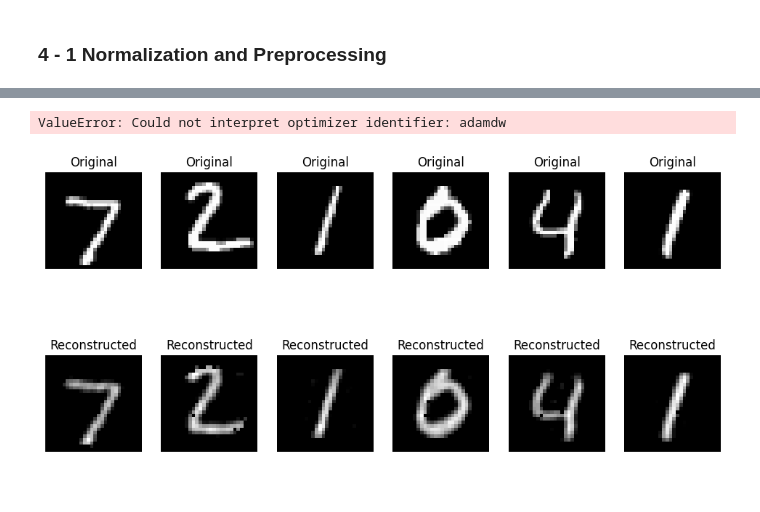
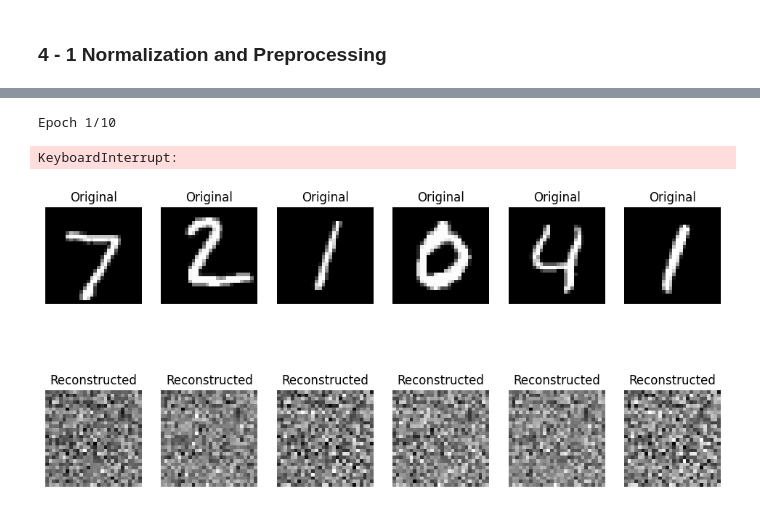
Before and after one commit to KzrLancelotV2/Deep-Learning-and-Neural-Networks, a Jupyter notebook: 4.ipynb, the cells around one changed output, grey strips where cells are left out. Drawn from its saved outputs; the diff is of its cells as text; code cells hidden in the pictures.

```diff
--- a/4.ipynb
+++ b/4.ipynb
@@ -62,13 +59,13 @@ class Auto_Encoder:
         self.encoder.add(layers.Input(shape=(28, 28, 1)))
         self.encoder.add(layers.Flatten())
 
-        for i in range(encoder_layers - 1):
+        for i in range(encoder_layers):
             self.encoder.add(layers.Dense(latent_dimensions * 2, activation='relu'))
         self.encoder.add(layers.Dense(latent_dimensions, activation='relu'))  # latent layer
 
         # Build decoder
         self.decoder = tf.keras.Sequential()
-        for i in range(decoder_layers - 1):
+        for i in range(decoder_layers):
             self.decoder.add(layers.Dense(latent_dimensions * 2, activation='relu'))
         self.decoder.add(layers.Dense(28 * 28, activation='sigmoid'))
         self.decoder.add(layers.Reshape((28, 28, 1)))
@@ -77,3 +74,6 @@ class Auto_Encoder:
         encoded = self.encoder(x)
         decoded = self.decoder(encoded)
         return decoded
+
+    def train(X_train, y_train, n_epochs, batch_size, optmizer, loss_fn):
+        pass
@@ -99,32 +80,63 @@ class SimpleAutoencoder(Model):
-# %%
-latent_dimensions = 64
-autoencoder = SimpleAutoencoder(latent_dimensions)
-autoencoder.compile(optimizer='adamw', loss=losses.MeanSquaredError())
-
-autoencoder.fit(x_train, x_train,
-                epochs=10,
-                batch_size=256,
-                shuffle=True,
-                validation_data=(x_test, x_test))
-# %% [output]
-ValueError: Could not interpret optimizer identifier: adamdw
+# %%
+import tensorflow as tf
+from tensorflow.keras import layers, losses, optimizers, datasets
+
+
+# Create AutoEncoder instance
+autoencoder = Auto_Encoder(encoder_layers=1, decoder_layers=1, latent_dimensions=64)
+
+# Define loss and optimizer
+loss_fn = losses.MeanSquaredError()
+optimizer = optimizers.AdamW(learning_rate=0.001)
+
+# Training parameters
+batch_size = 64
+epochs = 10
+
+train_dataset = tf.data.Dataset.from_tensor_slices(x_train).shuffle(1024).batch(batch_size)
+test_dataset = tf.data.Dataset.from_tensor_slices(x_test).batch(batch_size)
+
+# --- Training Loop ---
+for epoch in range(epochs):
+    print(f"\nEpoch {epoch + 1}/{epochs}")
+    epoch_loss = tf.metrics.Mean()
+
+    for step, batch in enumerate(train_dataset):
+        with tf.GradientTape() as tape:
+            reconstructed = autoencoder.forward(batch)
+            loss = loss_fn(batch, reconstructed)
+
+        grads = tape.gradient(loss,
+                              autoencoder.encoder.trainable_variables +
+                              autoencoder.decoder.trainable_variables)
+        optimizer.apply_gradients(zip(grads,
+                                      autoencoder.encoder.trainable_variables +
+                                      autoencoder.decoder.trainable_variables))
+
+        epoch_loss.update_state(loss)
+
+    print(f"Training Loss: {epoch_loss.result().numpy():.5f}")
+# %% [output]
+Epoch 1/10
+KeyboardInterrupt:
 # %%
-encoded_imgs = autoencoder.encoder(x_test).numpy()
-decoded_imgs = autoencoder.decoder(encoded_imgs).numpy()
+auto_encoder = Auto_Encoder(encoder_layers=3, decoder_layers=3, latent_dimensions=64)
+encoded_imgs = auto_encoder.encoder(x_test).numpy()
+decoded_imgs = auto_encoder.decoder(encoded_imgs).numpy()
 
 n = 6
 plt.figure(figsize=(12, 6))
 for i in range(n):
     ax = plt.subplot(2, n, i + 1)
     plt.imshow(x_test[i].reshape(28, 28), cmap='gray')
     plt.title("Original")
     plt.axis('off')
 
     ax = plt.subplot(2, n, i + 1 + n)
     plt.imshow(decoded_imgs[i].reshape(28, 28), cmap='gray')
     plt.title("Reconstructed")
     plt.axis('off')
 
 plt.show()
 # %% [output]
-[figure, old version]
+[figure, new version]
```
Also changed, not shown: parts of 3 cells of this notebook.
